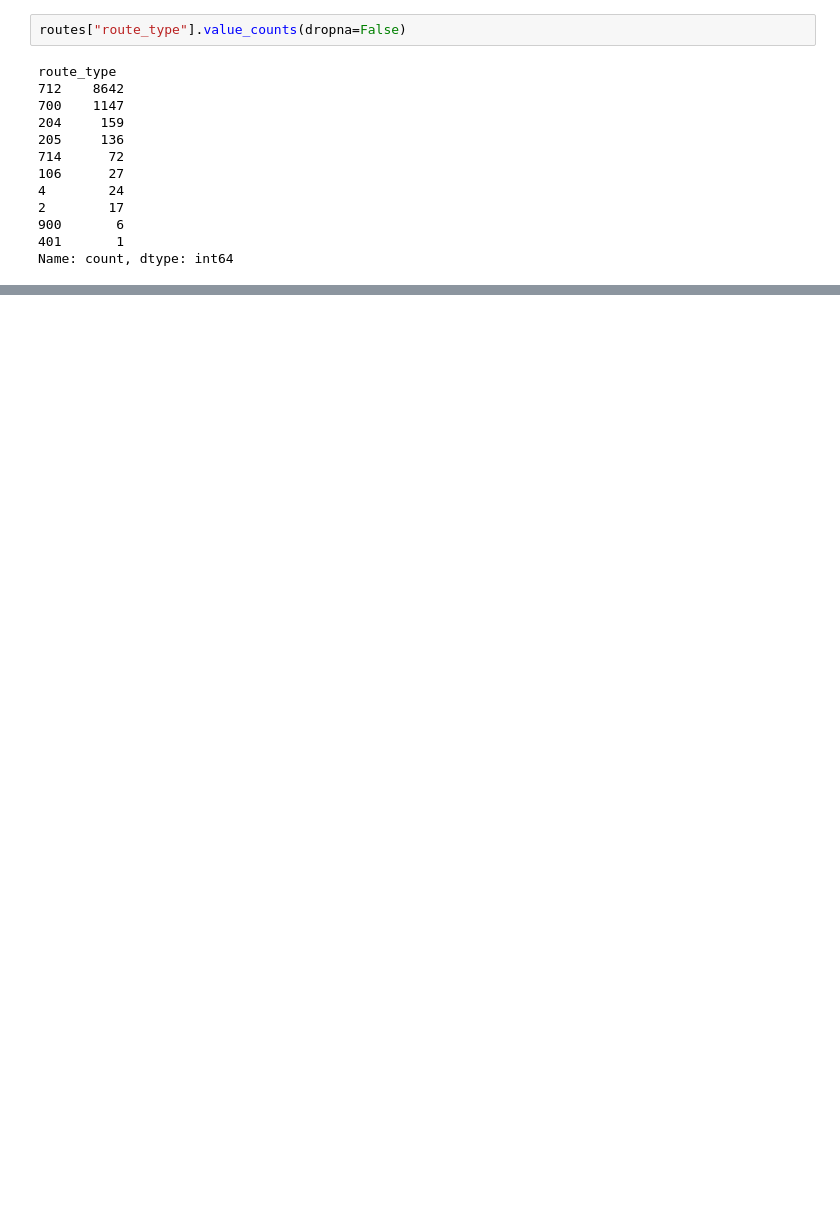
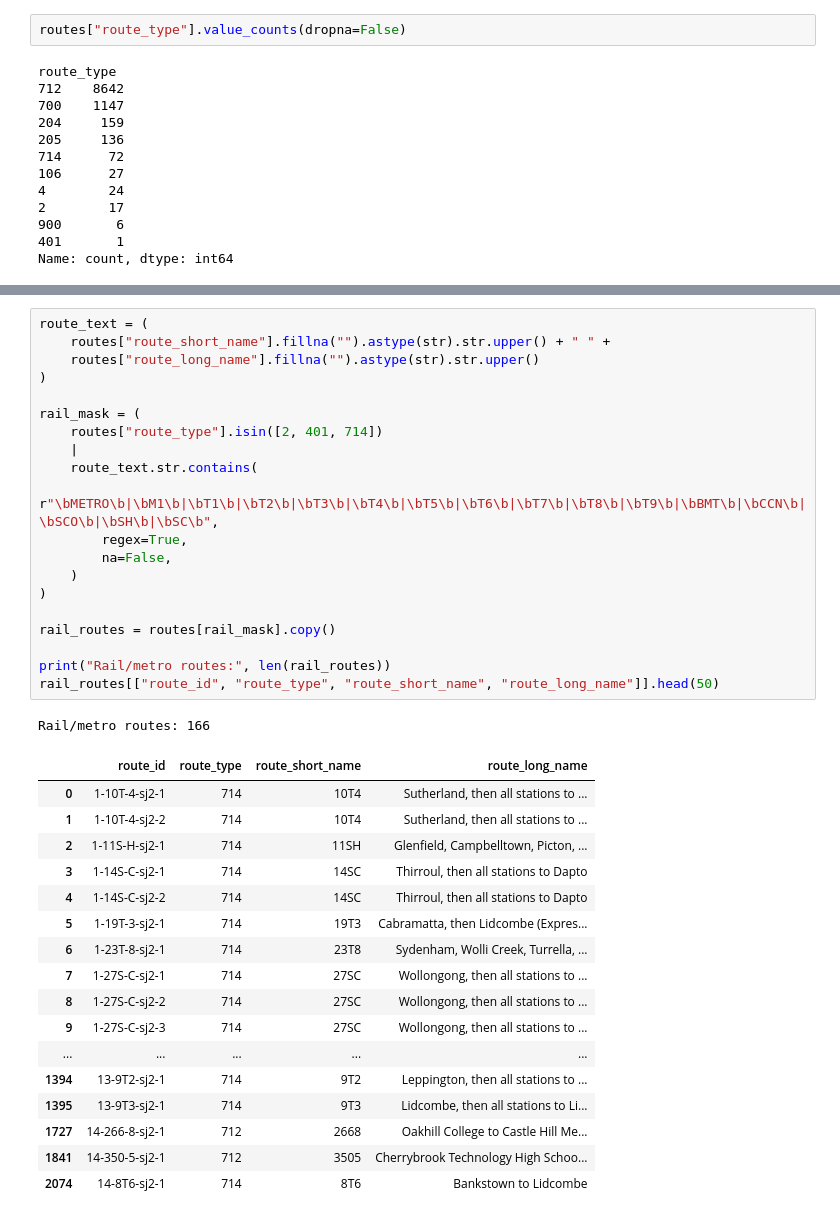
Before and after one commit to fintie/smart-developer, a Jupyter notebook: algorithm/notebooks/06_inspect_gtfs_stations.ipynb, the cells around one changed output, grey strips where cells are left out. Cells and saved outputs as stored; diff of their text form; blank space fills up the shorter version.

```diff
--- a/algorithm/notebooks/06_inspect_gtfs_stations.ipynb
+++ b/algorithm/notebooks/06_inspect_gtfs_stations.ipynb
@@ -168,0 +295,39 @@ rail_stops_gdf.to_parquet(
+# %%
+route_text = (
+    routes["route_short_name"].fillna("").astype(str).str.upper() + " " +
+    routes["route_long_name"].fillna("").astype(str).str.upper()
+)
+
+rail_mask = (
+    routes["route_type"].isin([2, 401, 714])
+    |
+    route_text.str.contains(
+        r"\bMETRO\b|\bM1\b|\bT1\b|\bT2\b|\bT3\b|\bT4\b|\bT5\b|\bT6\b|\bT7\b|\bT8\b|\bT9\b|\bBMT\b|\bCCN\b|\bSCO\b|\bSH\b|\bSC\b",
+        regex=True,
+        na=False,
+    )
+)
+
+rail_routes = routes[rail_mask].copy()
+
+print("Rail/metro routes:", len(rail_routes))
+rail_routes[["route_id", "route_type", "route_short_name", "route_long_name"]].head(50)
+# %% [output]
+Rail/metro routes: 166
+|  | route_id | route_type | route_short_name | route_long_name |
+| 0 | 1-10T-4-sj2-1 | 714 | 10T4 | Sutherland, then all stations to ... |
+| 1 | 1-10T-4-sj2-2 | 714 | 10T4 | Sutherland, then all stations to ... |
+| 2 | 1-11S-H-sj2-1 | 714 | 11SH | Glenfield, Campbelltown, Picton, ... |
+| 3 | 1-14S-C-sj2-1 | 714 | 14SC | Thirroul, then all stations to Dapto |
+| 4 | 1-14S-C-sj2-2 | 714 | 14SC | Thirroul, then all stations to Dapto |
+| 5 | 1-19T-3-sj2-1 | 714 | 19T3 | Cabramatta, then Lidcombe (Expres... |
+| 6 | 1-23T-8-sj2-1 | 714 | 23T8 | Sydenham, Wolli Creek, Turrella, ... |
+| 7 | 1-27S-C-sj2-1 | 714 | 27SC | Wollongong, then all stations to ... |
+| 8 | 1-27S-C-sj2-2 | 714 | 27SC | Wollongong, then all stations to ... |
+| 9 | 1-27S-C-sj2-3 | 714 | 27SC | Wollongong, then all stations to ... |
+| ... | ... | ... | ... | ... |
+| 1394 | 13-9T2-sj2-1 | 714 | 9T2 | Leppington, then all stations to ... |
+| 1395 | 13-9T3-sj2-1 | 714 | 9T3 | Lidcombe, then all stations to Li... |
+| 1727 | 14-266-8-sj2-1 | 712 | 2668 | Oakhill College to Castle Hill Me... |
+| 1841 | 14-350-5-sj2-1 | 712 | 3505 | Cherrybrook Technology High Schoo... |
+| 2074 | 14-8T6-sj2-1 | 714 | 8T6 | Bankstown to Lidcombe |
```
Also changed, not shown: parts of 51 cells of this notebook, 9 other files.
